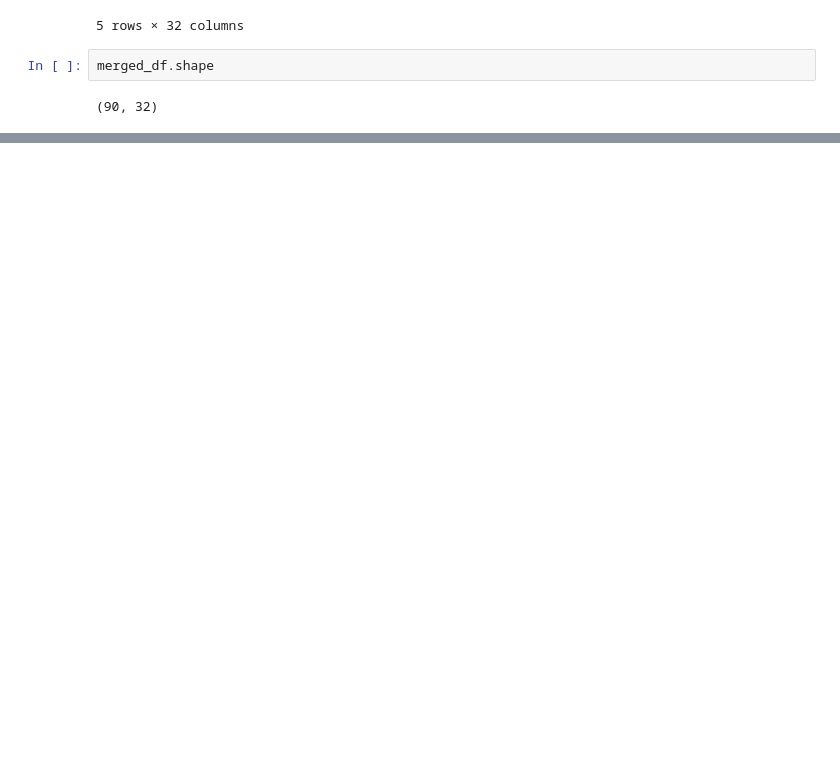
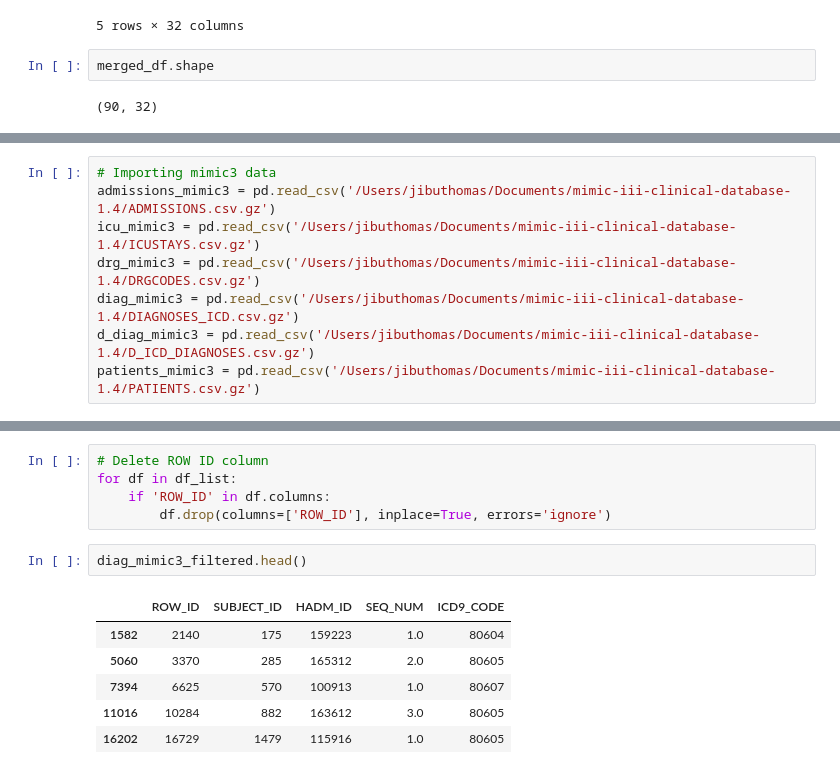
Before and after one commit to Jibu24/Predicting-ICU-LOS, a Jupyter notebook: notebooks/Data_exploration.ipynb, the cells around one changed output, grey strips where cells are left out. Saved outputs shown, nothing was run; the diff lists cells and outputs as text; blank space fills up the shorter version.

```diff
--- a/notebooks/Data_exploration.ipynb
+++ b/notebooks/Data_exploration.ipynb
@@ -428,0 +431,8 @@ merged_df.shape
+# %%
+# Importing mimic3 data
+admissions_mimic3 = pd.read_csv('/Users/jibuthomas/Documents/mimic-iii-clinical-database-1.4/ADMISSIONS.csv.gz')
+icu_mimic3 = pd.read_csv('/Users/jibuthomas/Documents/mimic-iii-clinical-database-1.4/ICUSTAYS.csv.gz')
+drg_mimic3 = pd.read_csv('/Users/jibuthomas/Documents/mimic-iii-clinical-database-1.4/DRGCODES.csv.gz')
+diag_mimic3 = pd.read_csv('/Users/jibuthomas/Documents/mimic-iii-clinical-database-1.4/DIAGNOSES_ICD.csv.gz')
+d_diag_mimic3 = pd.read_csv('/Users/jibuthomas/Documents/mimic-iii-clinical-database-1.4/D_ICD_DIAGNOSES.csv.gz')
+patients_mimic3 = pd.read_csv('/Users/jibuthomas/Documents/mimic-iii-clinical-database-1.4/PATIENTS.csv.gz')
@@ -428,0 +498,14 @@ merged_df.shape
+# %%
+# Delete ROW ID column
+for df in df_list:
+    if 'ROW_ID' in df.columns:
+        df.drop(columns=['ROW_ID'], inplace=True, errors='ignore')
+# %%
+diag_mimic3_filtered.head()
+# %% [output]
+|  | ROW_ID | SUBJECT_ID | HADM_ID | SEQ_NUM | ICD9_CODE |
+| 1582 | 2140 | 175 | 159223 | 1.0 | 80604 |
+| 5060 | 3370 | 285 | 165312 | 2.0 | 80605 |
+| 7394 | 6625 | 570 | 100913 | 1.0 | 80607 |
+| 11016 | 10284 | 882 | 163612 | 3.0 | 80605 |
+| 16202 | 16729 | 1479 | 115916 | 1.0 | 80605 |
```
Also changed, not shown: parts of 22 cells of this notebook.
